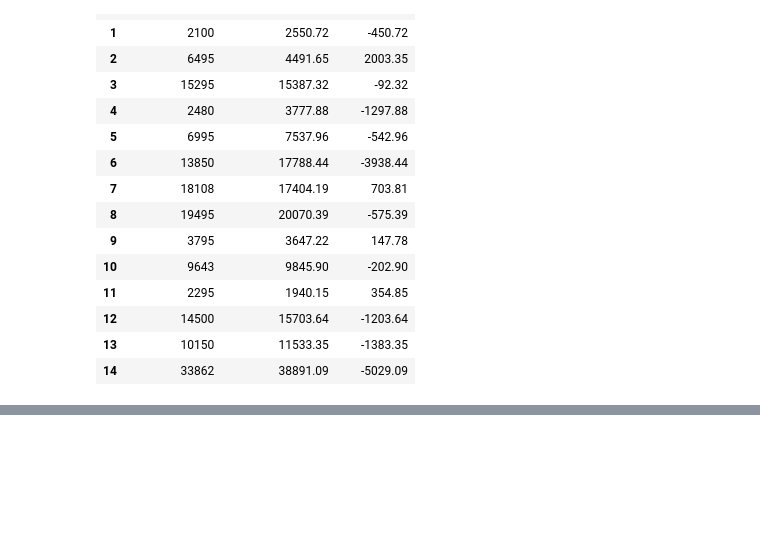
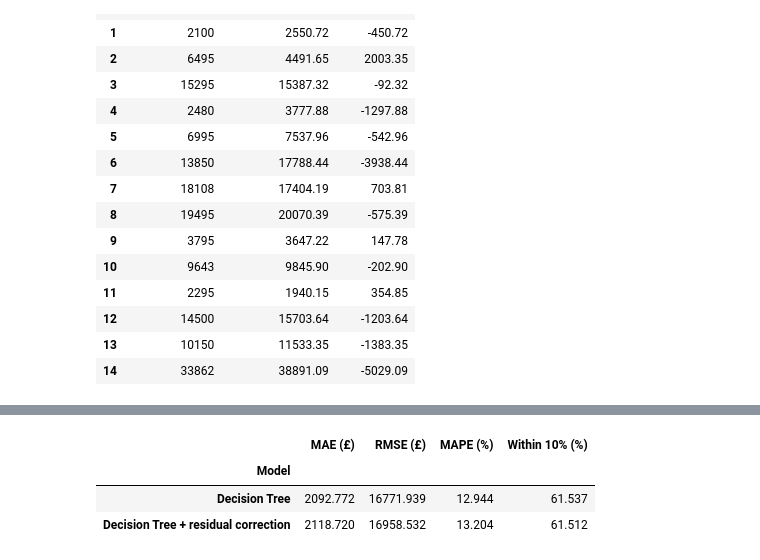
Before and after one commit to KevalPatodiya/ML_Project, a Jupyter notebook: decision_tree.ipynb, the cells around one changed output, grey strips where cells are left out. Saved outputs shown, nothing was run; the diff lists cells and outputs as text; code cells hidden in the pictures; blank space fills up the shorter version.

```diff
--- a/decision_tree.ipynb
+++ b/decision_tree.ipynb
@@ -1266,0 +1574,70 @@ display(comparison.head(15).round(2))
+# %%
+import numpy as np
+import pandas as pd
+from IPython.display import display
+
+from sklearn.base import clone
+from sklearn.ensemble import GradientBoostingRegressor
+from sklearn.metrics import (
+    mean_absolute_error,
+    mean_absolute_percentage_error,
+    mean_squared_error,
+)
+from sklearn.model_selection import GroupKFold, cross_val_predict
+
+# Keep identical predictor rows together within the training folds.
+groups = pd.util.hash_pandas_object(X_train, index=False)
+folds = list(GroupKFold(n_splits=3).split(X_train, y_train, groups=groups))
+
+# Each prediction comes from a tree that never trained on that row.
+oof_predictions = cross_val_predict(
+    clone(text_tree),
+    X_train,
+    y_train,
+    cv=folds,
+    n_jobs=1,
+    verbose=1,
+)
+training_residuals = y_train.to_numpy() - oof_predictions
+
+# Reuse the same feature processing and fit a shallow correction model.
+residual_model = clone(text_tree).set_params(
+    model=GradientBoostingRegressor(
+        n_estimators=40,
+        max_depth=3,
+        min_samples_leaf=30,
+        learning_rate=0.05,
+        random_state=42,
+    )
+)
+residual_model.fit(X_train, training_residuals)
+
+actual = y_val.to_numpy()
+tree_predictions = text_tree.predict(X_val)
+corrected_predictions = tree_predictions + residual_model.predict(X_val)
+positive = actual > 0
+
+results = []
+for name, predicted in [
+    ("Decision Tree", tree_predictions),
+    ("Decision Tree + residual correction", corrected_predictions),
+]:
+    results.append({
+        "Model": name,
+        "MAE (£)": mean_absolute_error(actual, predicted),
+        "RMSE (£)": np.sqrt(mean_squared_error(actual, predicted)),
+        "MAPE (%)": 100 * mean_absolute_percentage_error(
+            actual[positive], predicted[positive]
+        ),
+        "Within 10% (%)": 100 * np.mean(
+            np.abs(actual[positive] - predicted[positive])
+            <= 0.10 * actual[positive]
+        ),
+    })
+
+display(pd.DataFrame(results).set_index("Model").round(3))
+# %% [output]
+|  | MAE (£) | RMSE (£) | MAPE (%) | Within 10% (%) |
+| Model |  |  |  |  |
+| Decision Tree | 2092.772 | 16771.939 | 12.944 | 61.537 |
+| Decision Tree + residual correction | 2118.720 | 16958.532 | 13.204 | 61.512 |
```
Also changed, not shown: parts of 5 cells of this notebook, 2 other files.
